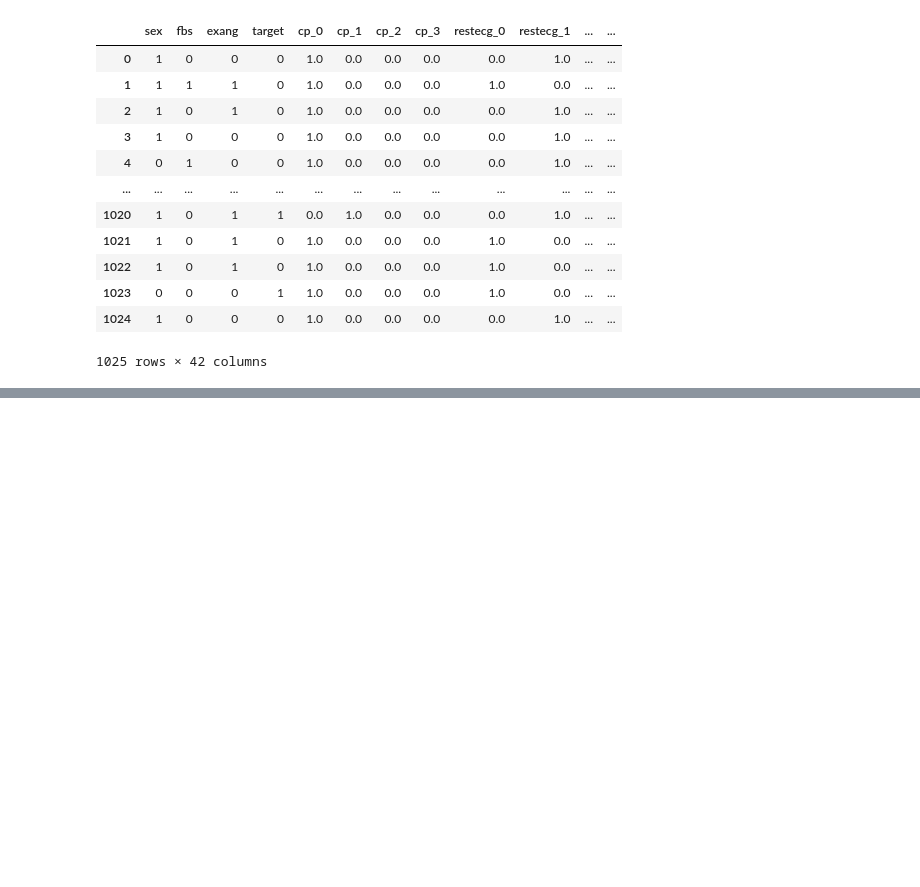
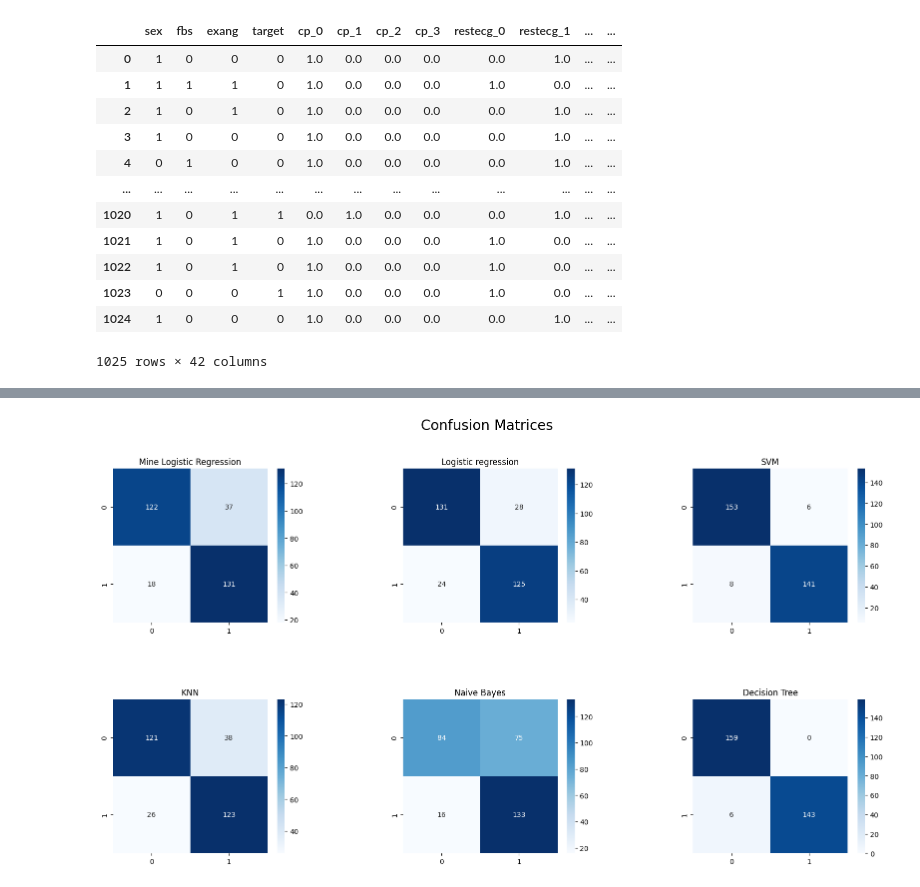
Before and after one commit to daniil-steperev/-SPBU-Machine-Learning-Homework, a Jupyter notebook: [Task2] Classification/Classification.ipynb, the cells around one changed output, grey strips where cells are left out. Cells and saved outputs as stored; diff of their text form; code cells hidden in the pictures; blank space fills up the shorter version.

```diff
--- a/[Task2] Classification/Classification.ipynb
+++ b/[Task2] Classification/Classification.ipynb
@@ -1005,0 +1177,8 @@ print(f'accuracy: {accuracy_score(y_test, y_pred)}')
+# %%
+model = GaussianNB()
+model.fit(x_train_scaled, y_train)
+
+y_pred_nb = model.predict(x_test_scaled)
+nb_scaled_accuracy = accuracy_score(y_test, y_pred_nb)
+
+print(f'accuracy: {nb_scaled_accuracy}')
@@ -1005,0 +1229,8 @@ print(f'accuracy: {accuracy_score(y_test, y_pred)}')
+# %%
+model = DecisionTreeClassifier()
+model.fit(x_train_scaled, y_train)
+
+y_pred_dt = model.predict(x_test_scaled)
+dt_scaled_accuracy = accuracy_score(y_test, y_pred_dt)
+
+print(f'accuracy: {dt_scaled_accuracy}')
@@ -1005,0 +1272,35 @@ print(f'accuracy: {accuracy_score(y_test, y_pred)}')
+# %%
+from sklearn.metrics import confusion_matrix
+
+plt.figure(figsize=(20, 10))
+
+plt.suptitle('Confusion Matrices', fontsize = 20)
+plt.subplots_adjust(wspace = 0.5, hspace = 0.5)
+
+plt.subplot(2, 3, 1)
+plt.title("Mine Logistic Regression")
+sns.heatmap(confusion_matrix(y_test, y_pred_regression), cmap='Blues', annot=True, fmt='d')
+
+plt.subplot(2, 3, 2)
+plt.title("Logistic regression")
+sns.heatmap(confusion_matrix(y_test, y_pred_lib_regression), cmap='Blues', annot=True, fmt='d')
+
+plt.subplot(2, 3, 3)
+plt.title("SVM")
+sns.heatmap(confusion_matrix(y_test, y_pred_svm), cmap="Blues", annot=True, fmt="d")
+
+plt.subplot(2, 3, 4)
+plt.title("KNN")
+sns.heatmap(confusion_matrix(y_test, y_pred_knn), cmap='Blues', annot=True, fmt='d')
+
+plt.subplot(2, 3, 5)
+plt.title("Naive Bayes")
+sns.heatmap(confusion_matrix(y_test, y_pred_nb), cmap='Blues', annot=True, fmt='d')
+
+plt.subplot(2, 3, 6)
+plt.title("Decision Tree")
+sns.heatmap(confusion_matrix(y_test, y_pred_dt), cmap='Blues', annot=True, fmt='d')
+
+plt.show()
+# %% [output]
+[figure, added]
```
Also changed, not shown: parts of 81 cells of this notebook.
